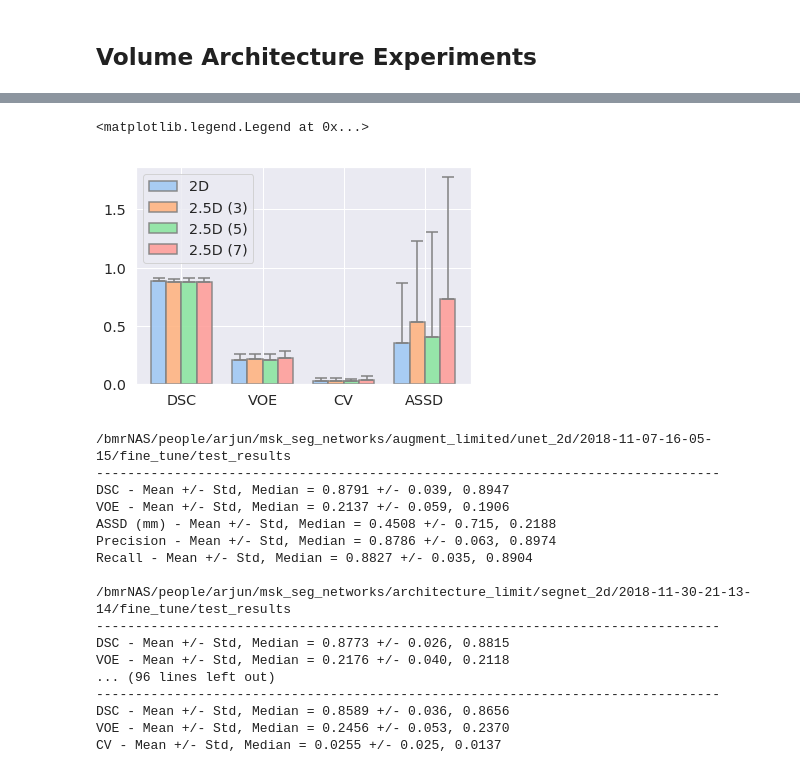
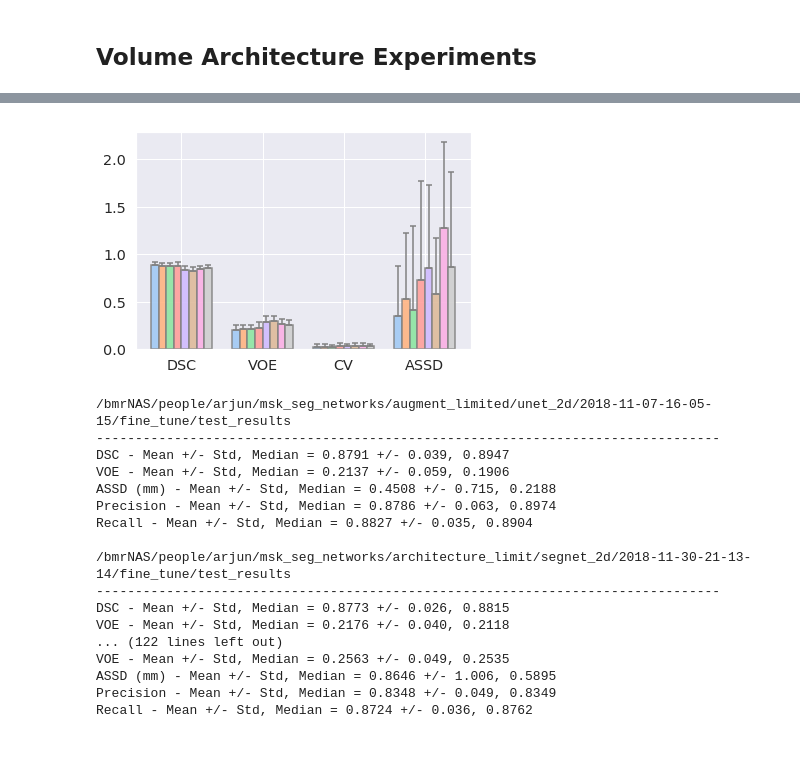
Before and after one commit to ad12/MedSegPy, a Jupyter notebook: analysis/exp_graphs.ipynb, the cells around one changed output, grey strips where cells are left out. Cells and saved outputs as stored; diff of their text form; code cells hidden in the pictures.

```diff
--- a/analysis/exp_graphs.ipynb
+++ b/analysis/exp_graphs.ipynb
@@ -55,7 +55,10 @@ VOLUME_2D = ef.VOLUME_2D
 VOLUME_2_5D_3 = ef.VOLUME_2_5D_3
 VOLUME_2_5D_5 = ef.VOLUME_2_5D_5
 VOLUME_2_5D_7 = ef.VOLUME_2_5D_7
-VOLUME_3D = ef.VOLUME_3D
+VOLUME_3D_4 = ef.VOLUME_3D_4
+VOLUME_3D_8 = ef.VOLUME_3D_8
+VOLUME_3D_16 = ef.VOLUME_3D_16
+VOLUME_3D_32 = ef.VOLUME_3D_32
 # %% [markdown]
 ## Architecture Experiments
 # %%
@@ -177,8 +180,9 @@ autils.compare_metrics([AUG_NO, AUG_YES], AUGS['keys'], p_sig_matrix=pmats_aug,
 # TODO: inspect training/testing
 
 VOLUMES = {'filename': 'volume',
-         'keys': ['2D', '2.5D (3)', '2.5D (5)', '2.5D (7)'],
-         '2D': VOLUME_2D, '2.5D (3)': VOLUME_2_5D_3, '2.5D (5)': VOLUME_2_5D_5, '2.5D (7)': VOLUME_2_5D_7}
+         'keys': ['2D', '2.5D (3)', '2.5D (5)', '2.5D (7)', '3D (4)', '3D (8)', '3D (16)', '3D (32)'],
+         '2D': VOLUME_2D, '2.5D (3)': VOLUME_2_5D_3, '2.5D (5)': VOLUME_2_5D_5, '2.5D (7)': VOLUME_2_5D_7,
+          '3D (4)': VOLUME_3D_4, '3D (8)': VOLUME_3D_8, '3D (16)': VOLUME_3D_16, '3D (32)': VOLUME_3D_32}
 
 af.graph_slice_exp(VOLUMES, True, title='', show_error=False, ylim=[0.70, 0.925])
 # %% [output]
@@ -213,15 +235,15 @@ assd:
 # %%
-autils.compare_metrics([VOLUME_2D, VOLUME_2_5D_3, VOLUME_2_5D_5, VOLUME_2_5D_7], VOLUMES['keys'], p_sig_matrix=pmats_vol, **bar_graph_kwargs)
-plt.legend()
+autils.compare_metrics([VOLUME_2D, VOLUME_2_5D_3, VOLUME_2_5D_5, VOLUME_2_5D_7, VOLUME_3D_4, VOLUME_3D_8, VOLUME_3D_16, VOLUME_3D_32],
+                       VOLUMES['keys'], p_sig_matrix=None, **bar_graph_kwargs)
+#plt.legend()
 # %% [output]
-<matplotlib.legend.Legend at 0x...>
-[figure, old version]
+[figure, new version]
 # %%
 # print metrics summary
 af.print_metrics_summary([ARCH_UNET, ARCH_SEGNET, ARCH_DEEPLAB])
 af.print_metrics_summary([LOSS_DSC, LOSS_BCE, LOSS_WCE, LOSS_FOCAL])
 af.print_metrics_summary([AUG_NO, AUG_YES])
-af.print_metrics_summary([VOLUME_2D, VOLUME_2_5D_3, VOLUME_2_5D_5, VOLUME_2_5D_7, VOLUME_3D])
+af.print_metrics_summary([VOLUME_2D, VOLUME_2_5D_3, VOLUME_2_5D_5, VOLUME_2_5D_7, VOLUME_3D_4, VOLUME_3D_8, VOLUME_3D_16, VOLUME_3D_32])
 # %% [output]
 /bmrNAS/people/arjun/msk_seg_networks/augment_limited/unet_2d/2018-11-07-16-05-15/fine_tune/test_results
 --------------------------------------------------------------------------------
@@ -235,8 +257,8 @@ Recall - Mean +/- Std, Median = 0.8827 +/- 0.035, 0.8904
 --------------------------------------------------------------------------------
 DSC - Mean +/- Std, Median = 0.8773 +/- 0.026, 0.8815
 VOE - Mean +/- Std, Median = 0.2176 +/- 0.040, 0.2118
-... (96 lines left out)
---------------------------------------------------------------------------------
-DSC - Mean +/- Std, Median = 0.8589 +/- 0.036, 0.8656
-VOE - Mean +/- Std, Median = 0.2456 +/- 0.053, 0.2370
-CV - Mean +/- Std, Median = 0.0255 +/- 0.025, 0.0137
+... (122 lines left out)
+VOE - Mean +/- Std, Median = 0.2563 +/- 0.049, 0.2535
+ASSD (mm) - Mean +/- Std, Median = 0.8646 +/- 1.006, 0.5895
+Precision - Mean +/- Std, Median = 0.8348 +/- 0.049, 0.8349
+Recall - Mean +/- Std, Median = 0.8724 +/- 0.036, 0.8762
```
Also changed, not shown: parts of 3 cells of this notebook, 2 other files.
